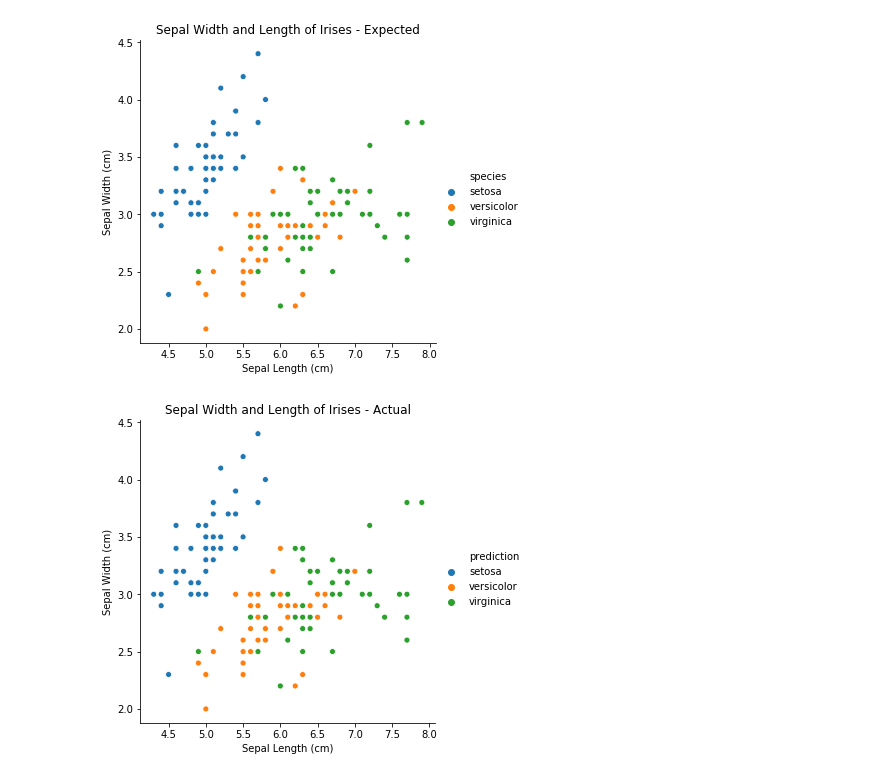
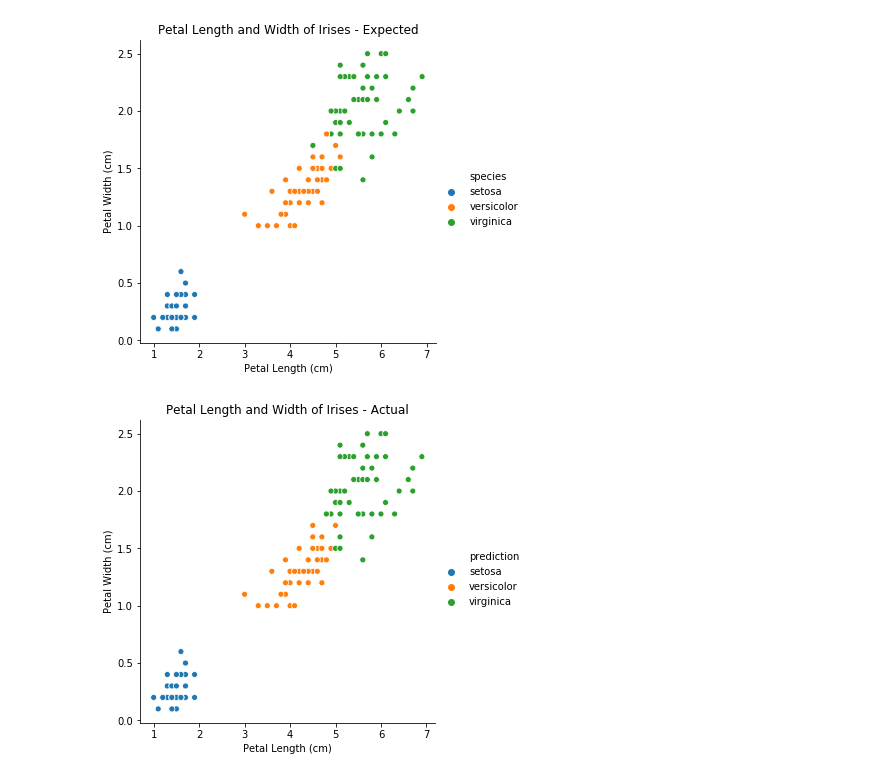
Before and after one commit to ys-lin14/Iris-Dataset, a Jupyter notebook: iris_knn.ipynb, the cells around one changed output. Drawn from its saved outputs; the diff is of its cells as text; code cells hidden in the pictures.

Commit message:
renamed functions, switched from using sepal width/length to petal width/length

```diff
--- a/iris_knn.ipynb
+++ b/iris_knn.ipynb
@@ -101,18 +101,18 @@ accuracy(predictions)
 # %%
 #scatterplots of training and testing sets
-actual_scatter = sns.relplot(x = "sepal_length", y = "sepal_width", hue = "species", data = iris_all_df)
-actual_scatter.set(title = "Sepal Width and Length of Irises - Expected",
-                 xlabel = "Sepal Length (cm)",
-                 ylabel = "Sepal Width (cm)")
+actual_scatter = sns.relplot(x = "petal_length", y = "petal_width", hue = "species", data = iris_all_df)
+actual_scatter.set(title = "Petal Length and Width of Irises - Expected",
+                 xlabel = "Petal Length (cm)",
+                 ylabel = "Petal Width (cm)")
 plt.show()
 
-prediction_scatter = sns.relplot(x = "sepal_length", y = "sepal_width", hue = "prediction", data = iris_all_df)
-prediction_scatter.set(title = "Sepal Width and Length of Irises - Actual",
-                 xlabel = "Sepal Length (cm)",
-                 ylabel = "Sepal Width (cm)")
+prediction_scatter = sns.relplot(x = "petal_length", y = "petal_width", hue = "prediction", data = iris_all_df)
+prediction_scatter.set(title = "Petal Length and Width of Irises - Actual",
+                 xlabel = "Petal Length (cm)",
+                 ylabel = "Petal Width (cm)")
 plt.show()
 # %% [output]
-[figure, old version]
+[figure, new version]
-[figure, old version]
+[figure, new version]
 # %%
 #scatterplots of predictions (testing set) only
```
Also changed, not shown: parts of 3 cells of this notebook.
